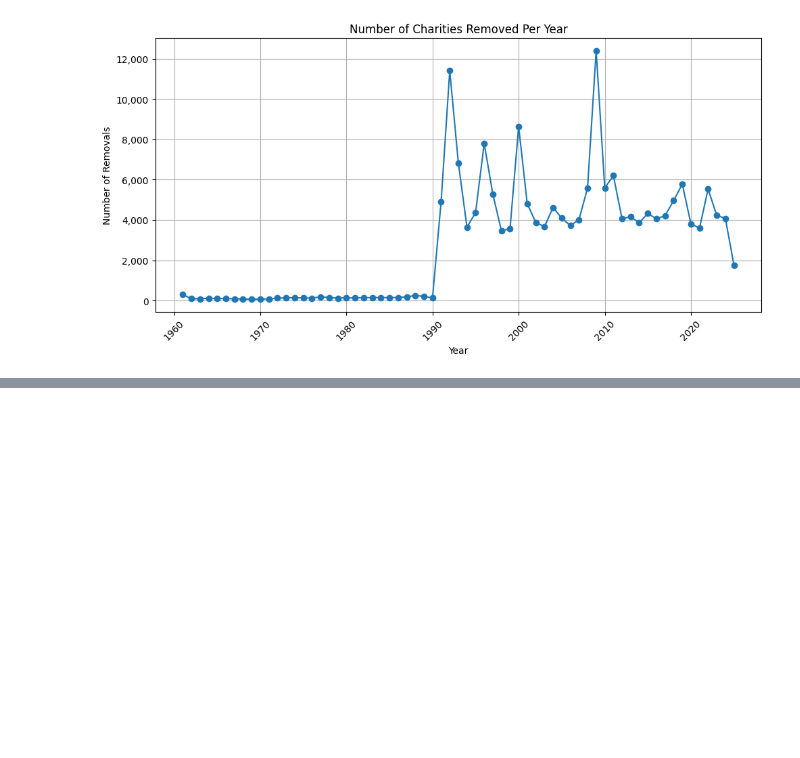
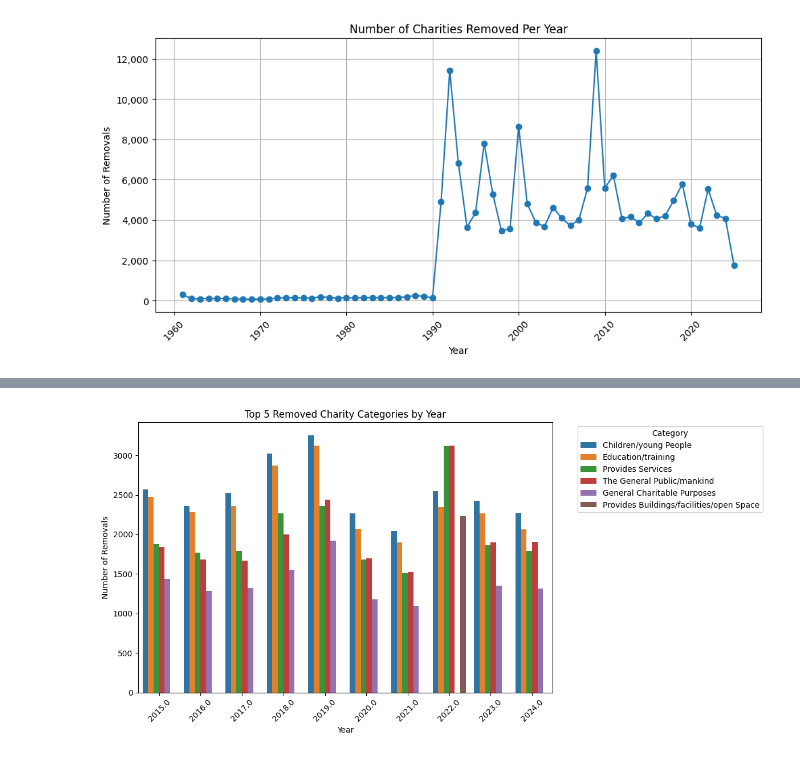
Before and after one commit to crystalyu917/The-Impact-of-Local-Council-Asset-Sales-on-Charity-Survival-in-England, a Jupyter notebook: src/analysis/time_series_analysis.ipynb, the cells around one changed output, grey strips where cells are left out. Saved outputs shown, nothing was run; the diff lists cells and outputs as text; code cells hidden in the pictures; blank space fills up the shorter version.

```diff
--- a/src/analysis/time_series_analysis.ipynb
+++ b/src/analysis/time_series_analysis.ipynb
@@ -256,0 +541,32 @@ Dorset               42      52      51      45      10    456
+# %%
+df_category = pd.read_csv(r'../../data/raw/charityClassification_RegisteredCharitiesInEnglandAndWales2025.csv')
+# %%
+# Step 1: Parse removal year
+dataset['date_of_removal'] = pd.to_datetime(dataset['date_of_removal'], errors='coerce')
+dataset['removal_year'] = dataset['date_of_removal'].dt.year
+
+# Step 2: Standardise charity number format
+dataset['registered_charity_number'] = dataset['registered_charity_number'].astype(str).str.strip().str.zfill(6)
+df_category['registered_charity_number'] = df_category['registered_charity_number'].astype(str).str.strip().str.zfill(6)
+
+# Step 3: Merge datasets
+merged = pd.merge(dataset, df_category, on='registered_charity_number', how='inner')
+
+filtered = merged[
+    merged['removal_year'].between(2015, 2024)
+]
+
+# Step 4: Group by year and category
+category_trend = (
+    filtered
+    .groupby(['removal_year', 'classification_description'])
+    .size()
+    .reset_index(name='count')
+)
+
+top5_per_year = (
+    category_trend
+    .sort_values(['removal_year', 'count'], ascending=[True, False])
+    .groupby('removal_year')
+    .head(5)
+)
@@ -256,0 +593,13 @@ Dorset               42      52      51      45      10    456
+# %%
+plt.figure(figsize=(12, 6))
+sns.barplot(data=top5_per_year, x='removal_year', y='count', hue='classification_description')
+
+plt.title("Top 5 Removed Charity Categories by Year")
+plt.xlabel("Year")
+plt.ylabel("Number of Removals")
+plt.xticks(rotation=45)
+plt.legend(title='Category', bbox_to_anchor=(1.05, 1), loc='upper left')
+plt.tight_layout()
+plt.show()
+# %% [output]
+[figure, added]
```
Also changed, not shown: parts of 22 cells of this notebook, 1 other file.
